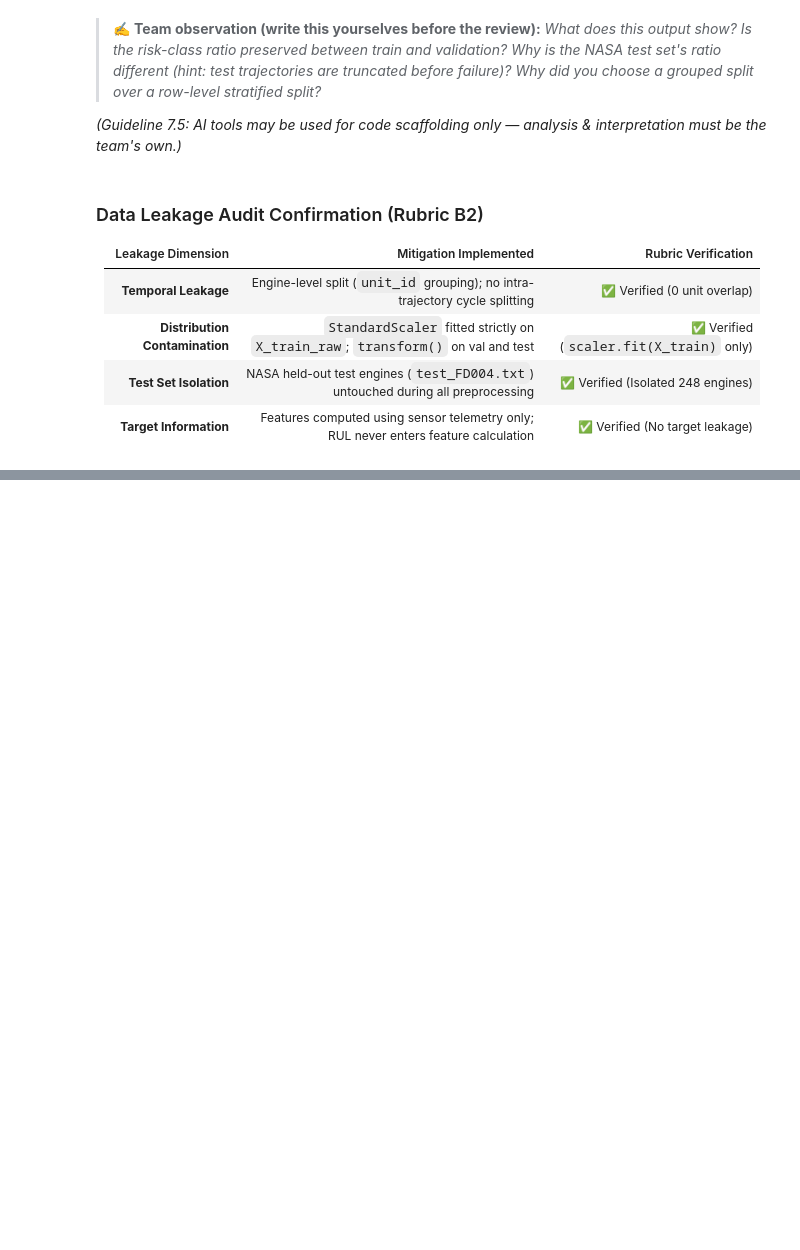
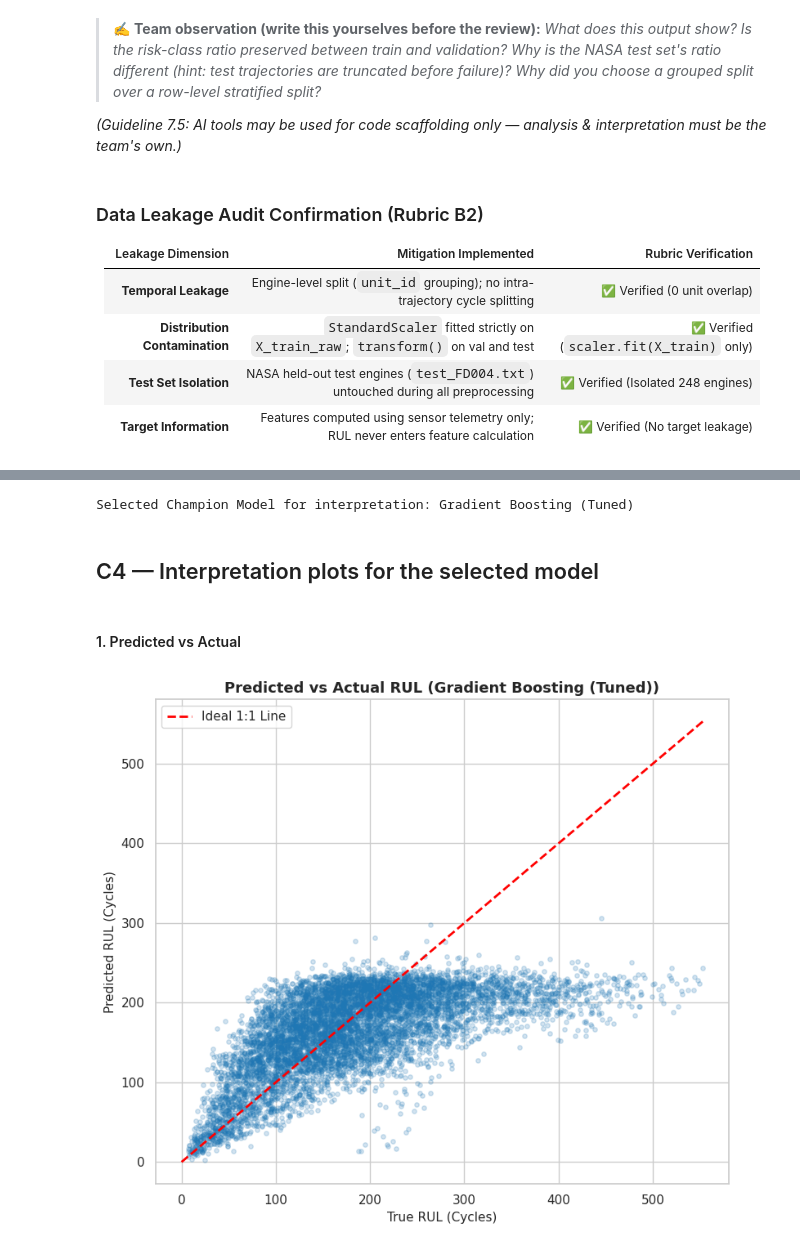
Before and after one commit to Dharshanashri-2986/ML_CAPSTONE_TEAM-14, a Jupyter notebook: notebooks/regression.ipynb, the cells around one changed output, grey strips where cells are left out. Saved outputs shown, nothing was run; the diff lists cells and outputs as text; code cells hidden in the pictures; blank space fills up the shorter version.

```diff
--- a/notebooks/01_EDA_Preprocessing.ipynb
+++ b/notebooks/regression.ipynb
@@ -515,0 +1202,17 @@ _(Guideline 7.5: AI tools may be used for code scaffolding only — analysis & i
+# %%
+# ---- Gradient Boosting Tuning ----
+param_grid_gb = {
+    'n_estimators': [100, 150],
+    'max_depth': [5, 6],
+    'learning_rate': [0.08, 0.1]
+}
+gb_tune = GridSearchCV(GradientBoostingRegressor(random_state=RANDOM_STATE),
+                       param_grid_gb, cv=GroupKFold(n_splits=3), scoring='r2', n_jobs=-1)
+gb_tune.fit(X_train_sub, y_train_sub, groups=groups_sub)
+# GridSearch searched on the 8k subsample for speed; refit the winning params on the FULL training set
+# so the before/after comparison is fair (the baseline was also trained on all 48,918 rows).
+from sklearn.base import clone
+best_gb = clone(gb_tune.best_estimator_).fit(X_train, y_train)
+fitted["Gradient Boosting (tuned)"] = best_gb
+print("Best Gradient Boosting params:", gb_tune.best_params_)
+print(f"CV R2 score: {gb_tune.best_score_:.4f}")
@@ -515,0 +1307,35 @@ _(Guideline 7.5: AI tools may be used for code scaffolding only — analysis & i
+# %%
+# ── Select the champion model (tuned version if tuning was applied) ───────────
+best_name = results_df.iloc[0]["Model"]
+if f"{best_name} (tuned)" in fitted:
+    best_model = fitted[f"{best_name} (tuned)"]
+    champion_name = f"{best_name} (Tuned)"
+else:
+    best_model = fitted[best_name]
+    champion_name = best_name
+print(f"Selected Champion Model for interpretation: {champion_name}")
+# %% [output]
+Selected Champion Model for interpretation: Gradient Boosting (Tuned)
+# %% [markdown]
+## C4 — Interpretation plots for the selected model
+# %% [markdown]
+#### 1. Predicted vs Actual
+# %%
+# --- 1. Predicted vs Actual RUL Scatter ---
+sample_n = 8000
+s_idx = np.random.RandomState(RANDOM_STATE).choice(len(X_test), size=sample_n, replace=False)
+pred_rul = best_model.predict(X_test[s_idx])
+true_rul = y_test[s_idx]
+
+fig, ax = plt.subplots(figsize=(8, 7))
+ax.scatter(true_rul, pred_rul, alpha=0.2, color='#1f77b4', s=15)
+ideal = np.linspace(0, max(true_rul), 100)
+ax.plot(ideal, ideal, color='red', linestyle='--', linewidth=2, label='Ideal 1:1 Line')
+ax.set_title(f"Predicted vs Actual RUL ({champion_name})", fontsize=13, fontweight='bold')
+ax.set_xlabel("True RUL (Cycles)", fontsize=11)
+ax.set_ylabel("Predicted RUL (Cycles)", fontsize=11)
+ax.legend()
+plt.tight_layout()
+plt.show()
+# %% [output]
+[figure, added]
```
Also changed, not shown: parts of 99 cells of this notebook, 1 other file.
